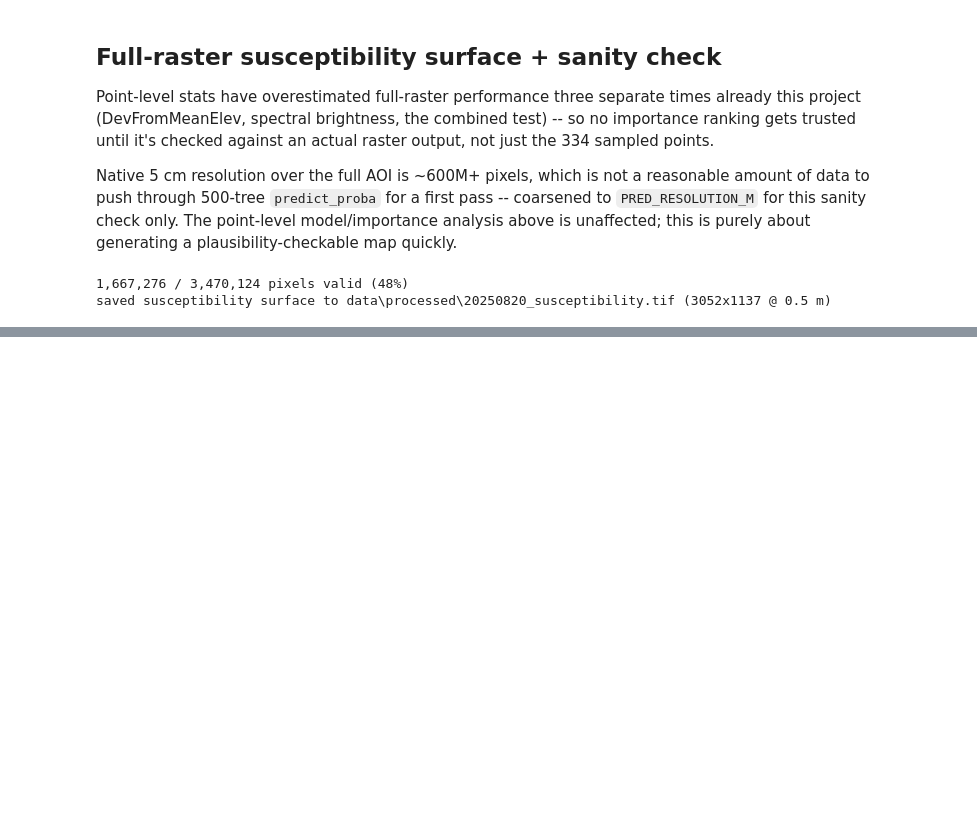
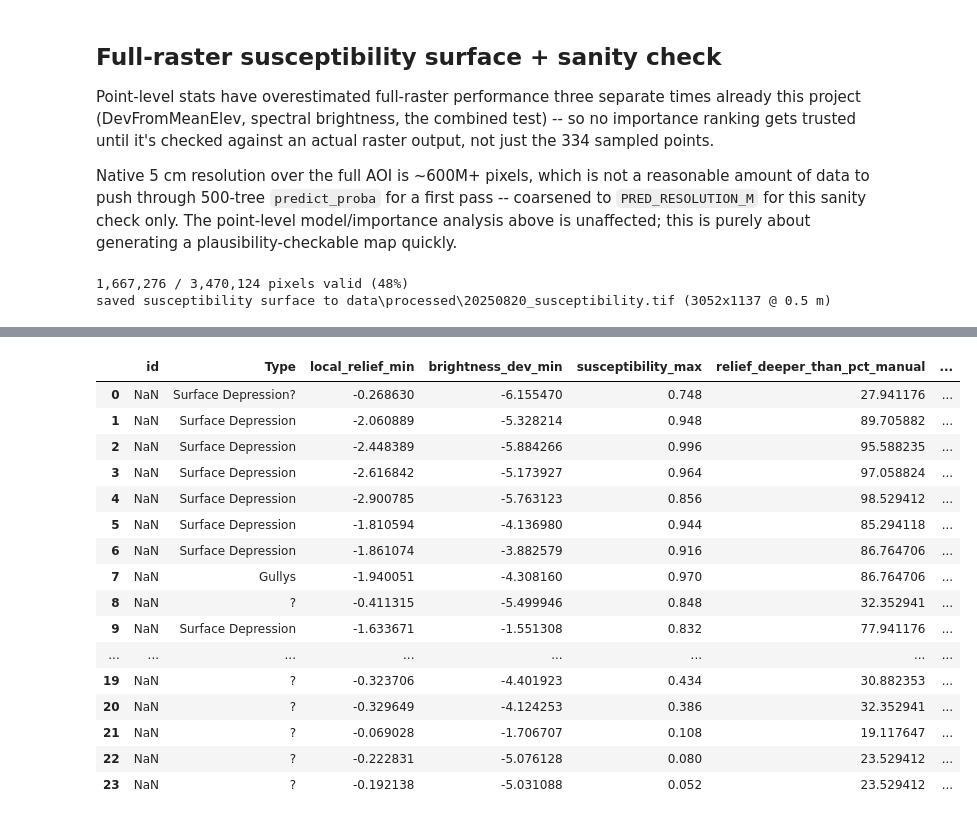
Before and after one commit to HannaZoe/Master_Thesis, a Jupyter notebook: notebooks/05_susceptibility_model_20250820.ipynb, the cells around one changed output, grey strips where cells are left out. Drawn from its saved outputs; the diff is of its cells as text; code cells hidden in the pictures; blank space fills up the shorter version.

```diff
--- a/notebooks/05_susceptibility_model_20250820.ipynb
+++ b/notebooks/05_susceptibility_model_20250820.ipynb
@@ -334,0 +341,70 @@ threshold | recall (34 manual pts) | connected regions above threshold
+# %%
+import rasterio.mask
+
+UPDATED_SINKHOLES = Path("data/manual/Sinkholes.shp")
+SUSPICIOUS_AREAS = Path("data/manual/Suspicious_Areas.shp")
+
+updated_manual = gpd.read_file(UPDATED_SINKHOLES).to_crs(aoi.crs)
+suspicious = gpd.read_file(SUSPICIOUS_AREAS).to_crs(aoi.crs)
+print(f"{len(updated_manual)} manual points (was 34 at model-fitting time), {len(suspicious)} suspicious polygons")
+
+
+def zonal_stat(raster_path, geometries, stat="min"):
+    """Min/max/mean raster value inside each polygon -- NaN if the polygon misses the raster."""
+    results = []
+    with rasterio.open(raster_path) as src:
+        for geom in geometries:
+            try:
+                out_image, _ = rasterio.mask.mask(src, [geom], crop=True, filled=True, nodata=np.nan)
+            except ValueError:
+                results.append(np.nan)
+                continue
+            vals = out_image[0]
+            vals = vals[np.isfinite(vals)]
+            if len(vals) == 0:
+                results.append(np.nan)
+            elif stat == "min":
+                results.append(float(vals.min()))
+            elif stat == "max":
+                results.append(float(vals.max()))
+            else:
+                results.append(float(vals.mean()))
+    return np.array(results)
+
+
+# reference distributions: known manual dolines vs. random background
+manual_relief = sample_raster(COVARIATE_RASTERS["local_relief"], updated_manual)
+manual_bright = sample_raster(COVARIATE_RASTERS["brightness_dev"], updated_manual)
+manual_susc = sample_raster(out_path, updated_manual)
+
+bg_relief = sample_raster(COVARIATE_RASTERS["local_relief"], background)
+bg_susc = sample_raster(out_path, background)
+
+# per-polygon zonal stats for the suspicious areas
+sus_relief = zonal_stat(COVARIATE_RASTERS["local_relief"], suspicious.geometry, stat="min")
+sus_bright = zonal_stat(COVARIATE_RASTERS["brightness_dev"], suspicious.geometry, stat="min")
+sus_susc = zonal_stat(out_path, suspicious.geometry, stat="max")
+
+
+def pct_rank(value, reference, higher_is_more_anomalous=False):
+    ref = reference[~np.isnan(reference)]
+    if np.isnan(value) or len(ref) == 0:
+        return np.nan
+    return float(((ref <= value) if higher_is_more_anomalous else (ref >= value)).mean() * 100)
+
+
+suspicious_report = suspicious[["id", "Type"]].copy()
+suspicious_report["local_relief_min"] = sus_relief
+suspicious_report["brightness_dev_min"] = sus_bright
+suspicious_report["susceptibility_max"] = sus_susc
+suspicious_report["relief_deeper_than_pct_manual"] = [pct_rank(v, manual_relief) for v in sus_relief]
+suspicious_report["relief_deeper_than_pct_background"] = [pct_rank(v, bg_relief) for v in sus_relief]
+suspicious_report["susc_higher_than_pct_manual"] = [
+    pct_rank(v, manual_susc, higher_is_more_anomalous=True) for v in sus_susc
+]
+suspicious_report["susc_higher_than_pct_background"] = [
+    pct_rank(v, bg_susc, higher_is_more_anomalous=True) for v in sus_susc
+]
+
+suspicious_report.sort_values("susc_higher_than_pct_background", ascending=False).reset_index(drop=True)
+# %% [output]
@@ -334,0 +412,17 @@ threshold | recall (34 manual pts) | connected regions above threshold
+|  | id | Type | local_relief_min | brightness_dev_min | susceptibility_max | relief_deeper_than_pct_manual | ... |
+| 0 | NaN | Surface Depression? | -0.268630 | -6.155470 | 0.748 | 27.941176 | ... |
+| 1 | NaN | Surface Depression | -2.060889 | -5.328214 | 0.948 | 89.705882 | ... |
+| 2 | NaN | Surface Depression | -2.448389 | -5.884266 | 0.996 | 95.588235 | ... |
+| 3 | NaN | Surface Depression | -2.616842 | -5.173927 | 0.964 | 97.058824 | ... |
+| 4 | NaN | Surface Depression | -2.900785 | -5.763123 | 0.856 | 98.529412 | ... |
+| 5 | NaN | Surface Depression | -1.810594 | -4.136980 | 0.944 | 85.294118 | ... |
+| 6 | NaN | Surface Depression | -1.861074 | -3.882579 | 0.916 | 86.764706 | ... |
+| 7 | NaN | Gullys | -1.940051 | -4.308160 | 0.970 | 86.764706 | ... |
+| 8 | NaN | ? | -0.411315 | -5.499946 | 0.848 | 32.352941 | ... |
+| 9 | NaN | Surface Depression | -1.633671 | -1.551308 | 0.832 | 77.941176 | ... |
+| ... | ... | ... | ... | ... | ... | ... | ... |
+| 19 | NaN | ? | -0.323706 | -4.401923 | 0.434 | 30.882353 | ... |
+| 20 | NaN | ? | -0.329649 | -4.124253 | 0.386 | 32.352941 | ... |
+| 21 | NaN | ? | -0.069028 | -1.706707 | 0.108 | 19.117647 | ... |
+| 22 | NaN | ? | -0.222831 | -5.076128 | 0.080 | 23.529412 | ... |
+| 23 | NaN | ? | -0.192138 | -5.031088 | 0.052 | 23.529412 | ... |
```
Also changed, not shown: parts of 11 cells of this notebook, 9 other files.
